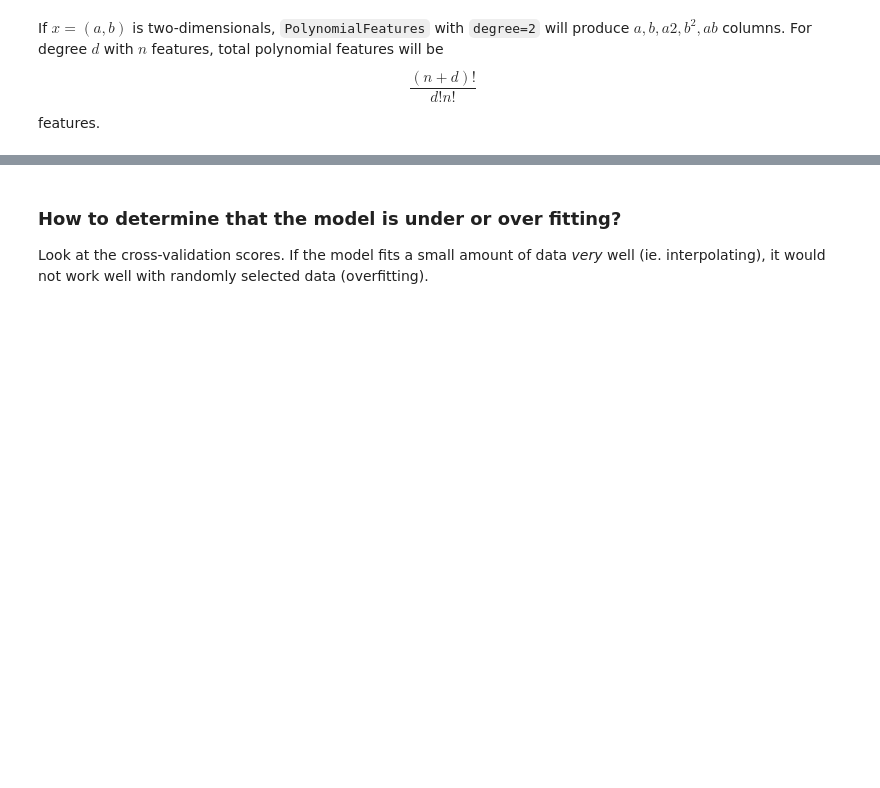
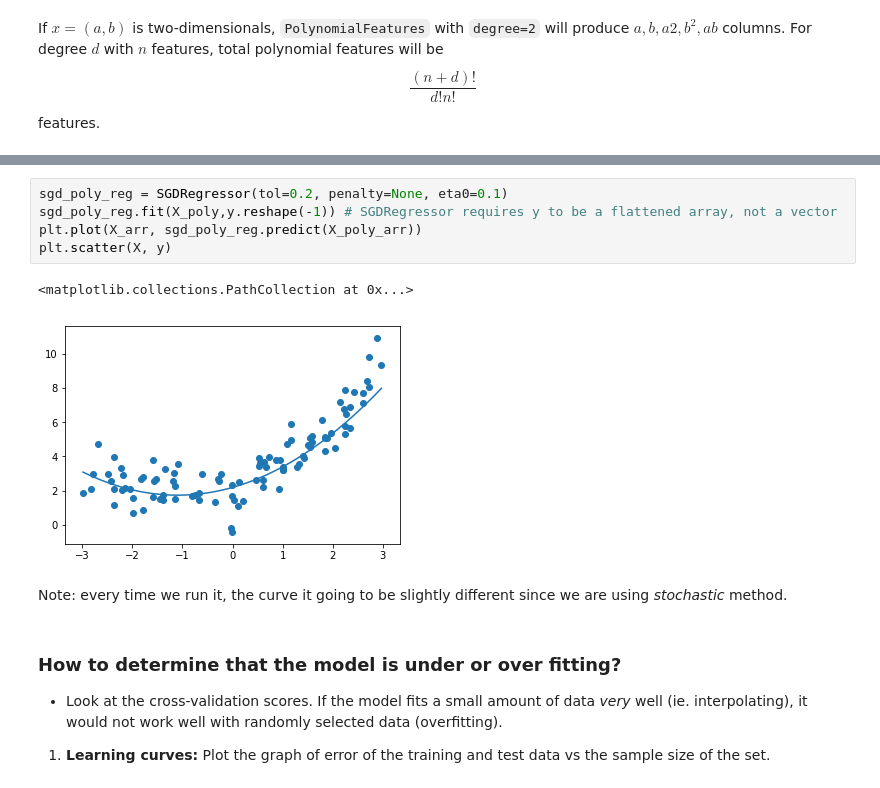
Before and after one commit to debdeepbh/ml, a Jupyter notebook: Models.ipynb, the cells around one changed output, grey strips where cells are left out. Drawn from its saved outputs; the diff is of its cells as text; blank space fills up the shorter version.

```diff
--- a/Models.ipynb
+++ b/Models.ipynb
@@ -203,3 +240,15 @@ $$ \frac{(n+d)!}{d! n!}$$ features.
+# %%
+sgd_poly_reg = SGDRegressor(tol=0.2, penalty=None, eta0=0.1)
+sgd_poly_reg.fit(X_poly,y.reshape(-1)) # SGDRegressor requires y to be a flattened array, not a vector
+plt.plot(X_arr, sgd_poly_reg.predict(X_poly_arr))
+plt.scatter(X, y)
+# %% [output]
+<matplotlib.collections.PathCollection at 0x...>
+[figure, added]
+# %% [markdown]
+Note: every time we run it, the curve it going to be slightly different since we are using *stochastic* method.
 # %% [markdown]
 ### How to determine that the model is under or over fitting?
-Look at the cross-validation scores. If the model fits a small amount of data *very* well (ie. interpolating), it would not work well with randomly selected data (overfitting).
+* Look at the cross-validation scores. If the model fits a small amount of data *very* well (ie. interpolating), it would not work well with randomly selected data (overfitting).
+
+1. **Learning curves:** Plot the graph of error of the training and test data vs the sample size of the set.
```
Also changed, not shown: parts of 64 cells of this notebook, 5 other files.
